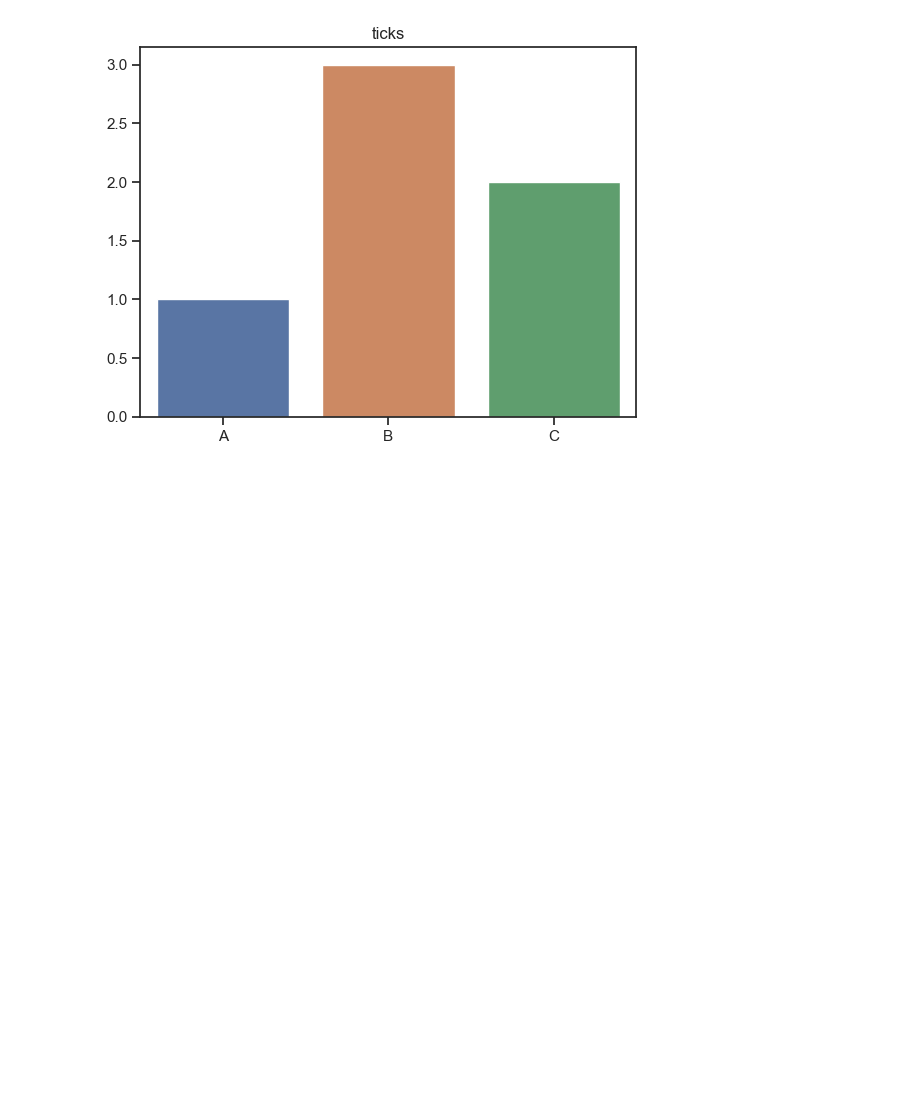
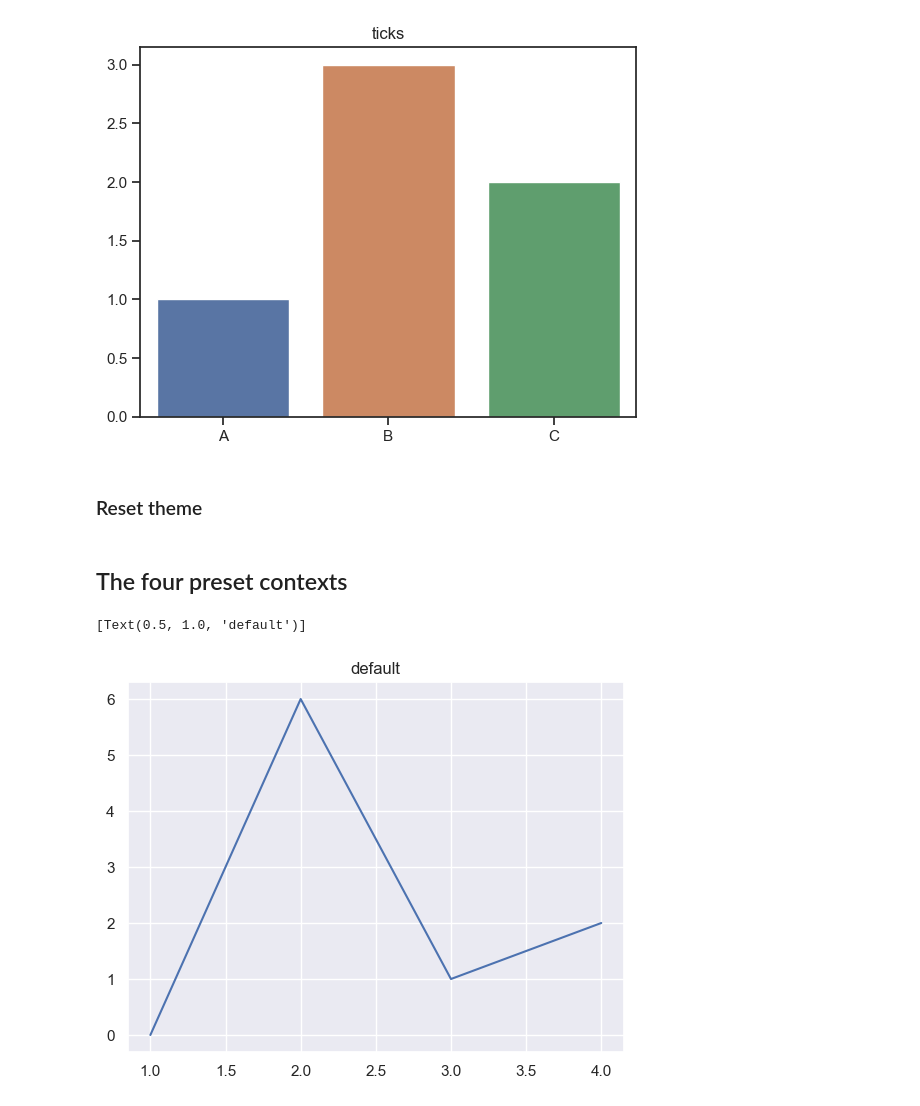
Before and after one commit to jgraber/PythonFriday, a Jupyter notebook: Jupyter/Seaborn_styling.ipynb, the cells around one changed output. Drawn from its saved outputs; the diff is of its cells as text; code cells hidden in the pictures; blank space fills up the shorter version.

Commit message:
add examples for context changes

```diff
--- a/Jupyter/Seaborn_styling.ipynb
+++ b/Jupyter/Seaborn_styling.ipynb
@@ -143,3 +143,17 @@ sns.barplot(x=names, y=values).set(title='ticks')
 # %% [output]
 [Text(0.5, 1.0, 'ticks')]
 [figure]
+# %% [markdown]
+### Reset theme
+# %%
+sns.set_theme()
+# %% [markdown]
+## The four preset contexts
+# %%
+x = [1, 2, 3, 4]
+y = [0, 6, 1, 2]
+# %%
+sns.lineplot(x=x, y=y).set(title="default")
+# %% [output]
+[Text(0.5, 1.0, 'default')]
+[figure, added]
```
Also changed, not shown: parts of 10 cells of this notebook.
